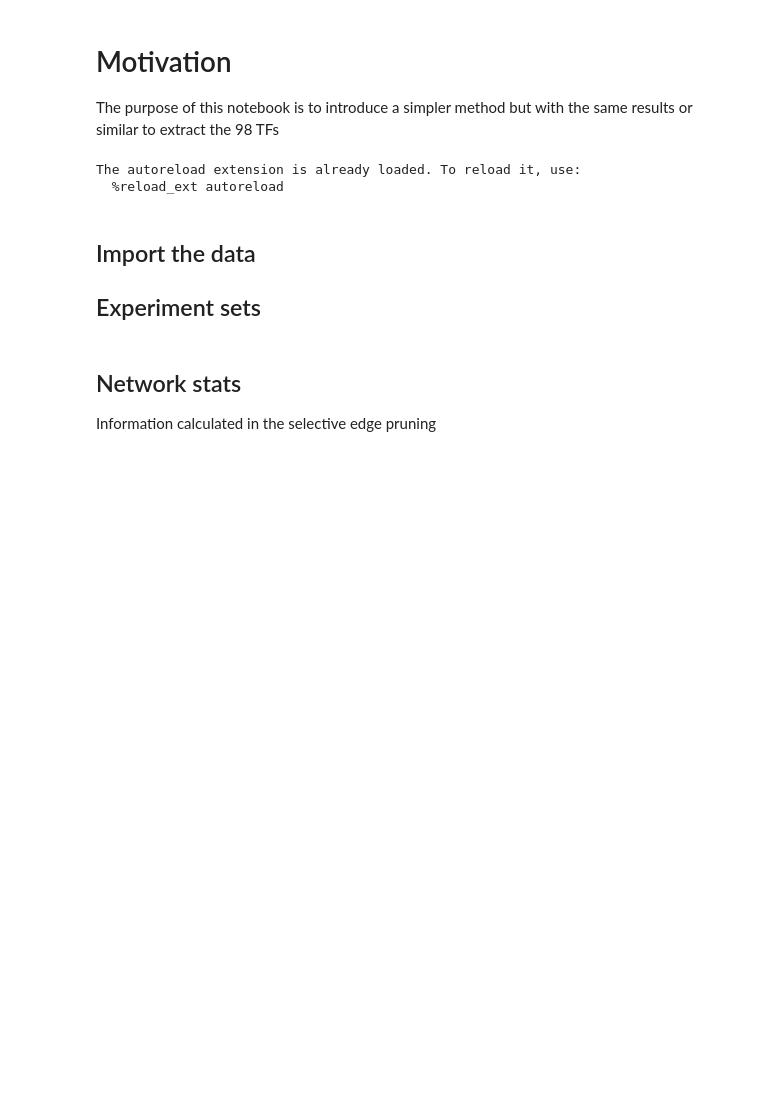
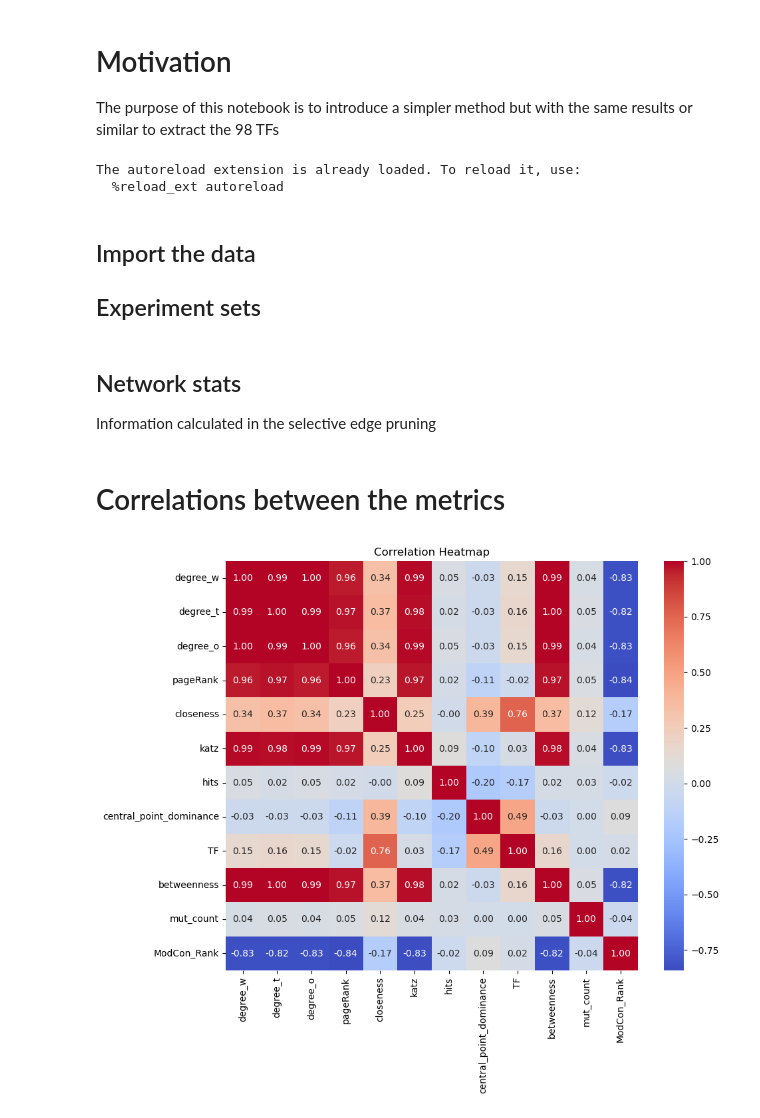
Before and after one commit to vladUng/Phd_extended, a Jupyter notebook: notebooks/network_I/sel_pruning_v2.ipynb, the cells around one changed output. Saved outputs shown, nothing was run; the diff lists cells and outputs as text; code cells hidden in the pictures; blank space fills up the shorter version.

Commit message:
Initial experiments to use node degree instead of ModConRank for selection

```diff
--- a/notebooks/network_I/sel_pruning_v2.ipynb
+++ b/notebooks/network_I/sel_pruning_v2.ipynb
@@ -78,7 +78,7 @@ if os.path.exists(tf_path):
     tf_list = np.genfromtxt(fname=tf_path, delimiter="\t", skip_header=1, dtype="str")
 # %%
 # Base-line, this is the results from previous work
-sel_tfs = pd.read_csv(f"{data_base}/tf_ctrl.csv", index_col="gene")
+sel_tfs = pd.read_csv(f"{data_base}/tf_ctrl_v2.tsv", index_col="gene", sep="\t")
 sel_tfs["tum_mean_expression"] = tum_tpms_v4.loc[sel_tfs.index].mean(axis=1)
 sel_tfs["tum_median_expression"] = tum_tpms_v4.loc[sel_tfs.index].median(axis=1)
 sel_tfs["tum_std_expression"] = tum_tpms_v4.loc[sel_tfs.index].std(axis=1)
@@ -100,13 +100,13 @@ def load_experiment_set(base_path, exp_folder_path):
     return exp_set
 # %%
 folders = next(os.walk(base_path + exp_folder_h42_ctrl), (None, None, []))[1]
-exp_ctrl = {}
+exp_ctrls = {}
 for folder in folders:
     hCtrl_path = f"/{exp_folder_h42_ctrl}/{folder}/"
     meta_files = next(os.walk(hCtrl_path), (None, None, []))[2]
     # keep only the network stats
     files = [file for file in meta_files if "networkStats" in file]
-    exp_ctrl[folder] = load_experiment_set(base_path, hCtrl_path)
+    exp_ctrls[folder] = load_experiment_set(base_path, hCtrl_path)
 
 exp_set = load_experiment_set(base_path, exp_folder_h42)
 # %% [markdown]
@@ -115,0 +167,25 @@ Information calculated in the selective edge pruning
+# %% [markdown]
+# Correlations between the metrics
+# %%
+import seaborn as sns
+import matplotlib.pyplot as plt
+
+corr_df = sel_tfs_metrics.drop(
+    columns=[
+        "Type",
+        "isCtrl",
+        "degree_i",
+        "marked_as_tf",
+        "max_b",
+    ]
+).corr(method="spearman")
+
+plt.figure(figsize=(10, 8))
+sns.heatmap(corr_df, annot=True, fmt=".2f", cmap="coolwarm", cbar=True)
+plt.title("Correlation Heatmap")
+
+plt.savefig(f"{figures_path}/sel_tfs_corr_heatmap.png")
+
+plt.show()
+# %% [output]
+[figure, added]
```
Also changed, not shown: parts of 10 cells of this notebook, 1 other file.
